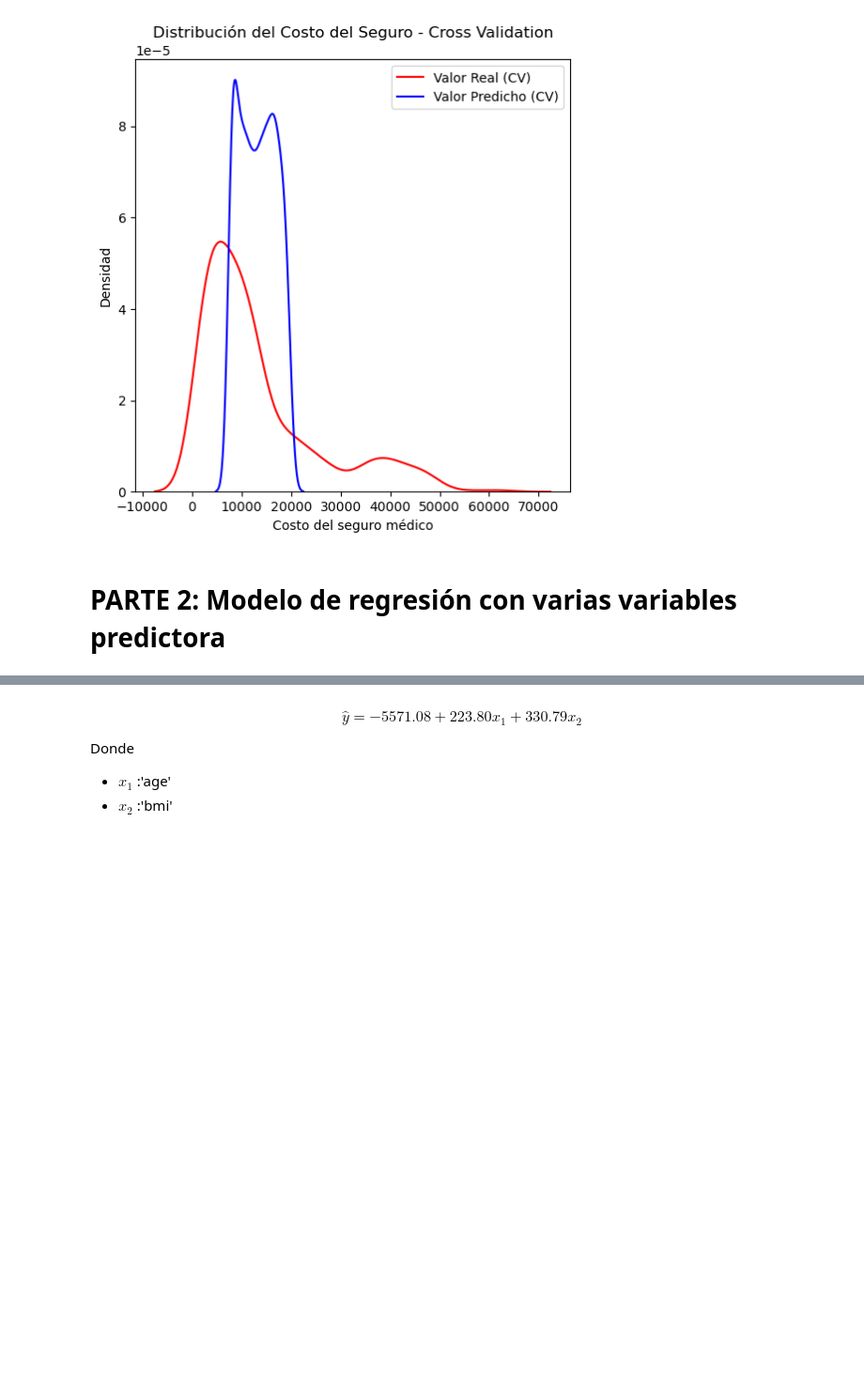
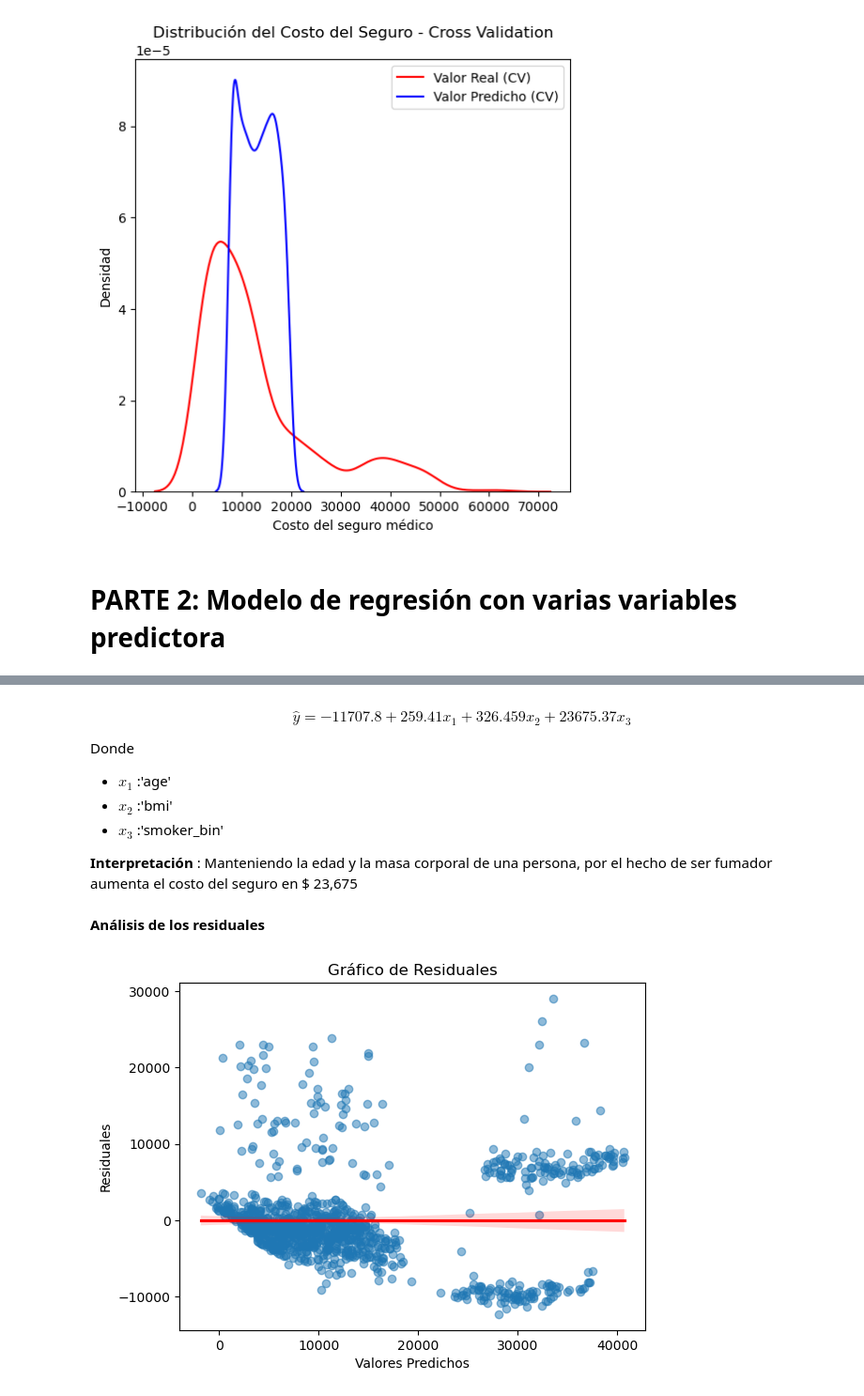
Before and after one commit to jgomezz/cpe_ciencia_datos_python_2026, a Jupyter notebook: mod3_analitica_datos_python/semana_04_evaluacion_modelo_ejercicio.ipynb, the cells around one changed output, grey strips where cells are left out. Shown at 94% size. Drawn from its saved outputs; the diff is of its cells as text; code cells hidden in the pictures; blank space fills up the shorter version.

```diff
--- a/mod3_analitica_datos_python/semana_04_evaluacion_modelo_ejercicio.ipynb
+++ b/mod3_analitica_datos_python/semana_04_evaluacion_modelo_ejercicio.ipynb
@@ -126,0 +164,3 @@ plt.show()
+# %%
+cdf = df[['age','bmi','children','smoker_bin', 'charges']]
+cdf.head()
@@ -359,7 +406,7 @@ distribution_plot(y, y_cv_hat, "Valor Real (CV)", "Valor Predicho (CV)", "Distri
 from sklearn.model_selection import train_test_split
 
 # Definición de variables predictoras y variable objetivo
-X = cdf[['age', 'bmi']]
+X = cdf[['age', 'bmi', 'smoker_bin']]
 y = cdf['charges']
 
 # División de los datos en conjunto de entrenamiento y conjunto de prueba
@@ -395,6 +442,32 @@ Intercepción: -5571.0834085486185
 # %% [markdown]
-$$ \hat{y} = -5571.08 + 223.80x_{1} + 330.79x_{2} $$
+$$ \hat{y} = -11707.8 + 259.41x_{1} + 326.459x_{2} + 23675.37x_{3}$$
 
 Donde
 - $x_{1}$ :'age'
 - $x_{2}$ :'bmi'
+- $x_{3}$ :'smoker_bin'
+
+**Interpretación** : Manteniendo la edad y la masa corporal de una persona, por el hecho de ser fumador aumenta el costo del seguro en $ 23,675
+# %% [markdown]
+**Análisis de los residuales**
+# %%
+# Predicción de los valores de y para el conjunto de prueba
+df_train = pd.concat([X_train, y_train], axis=1)
+
+# Y estimado
+y_train_hat = lm.predict(X_train)
+
+# Residuales
+residuales = y_train - y_train_hat
+# %%
+
+sns.regplot(x=y_train_hat, y=residuales,
+            scatter_kws={'alpha': 0.5},
+            line_kws={'color': 'red'})
+#plt.axhline(y=0, color='green', linestyle='--', linewidth=2)
+plt.xlabel('Valores Predichos')
+plt.ylabel('Residuales')
+plt.title('Gráfico de Residuales')
+plt.show()
+# %% [output]
+[figure, added]
```
Also changed, not shown: parts of 10 cells of this notebook.
